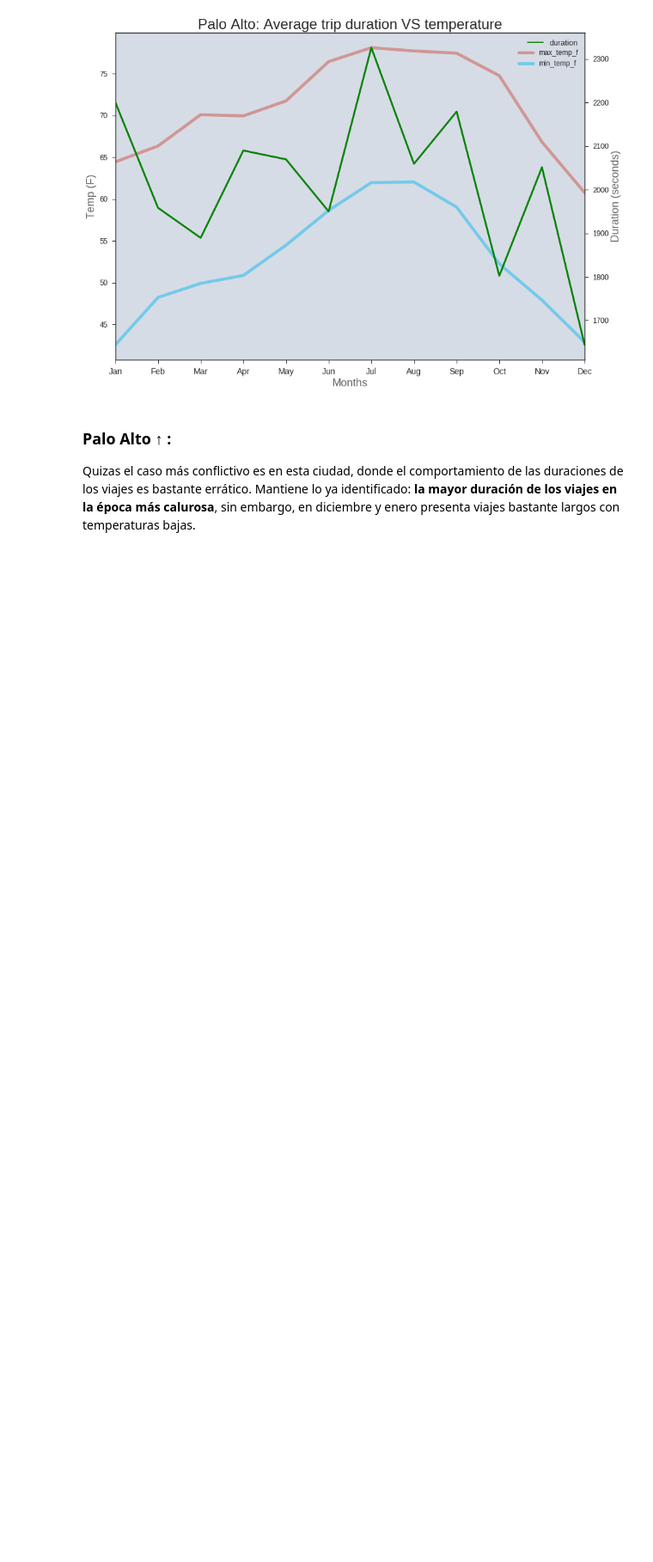
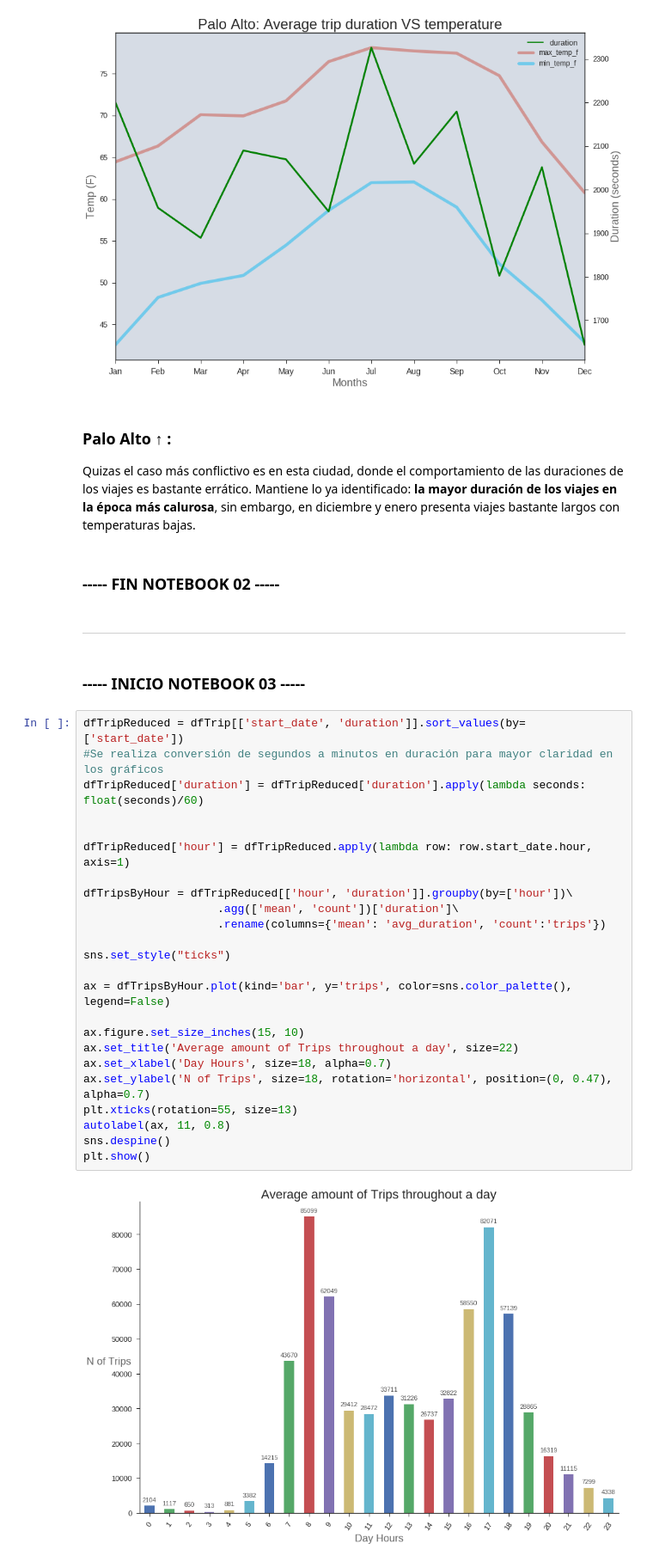
Before and after one commit to fpenovi/SFbikeTravelDuration, a Jupyter notebook: notebooks/00 - kernel.ipynb, the cells around one changed output. Shown at 86% size. Cells and saved outputs as stored; diff of their text form; blank space fills up the shorter version.

```diff
--- a/notebooks/00 - kernel.ipynb
+++ b/notebooks/00 - kernel.ipynb
@@ -689,3 +689,35 @@ plt.show()
 # %% [markdown]
 ### Palo Alto ↑ :
 Quizas el caso más conflictivo es en esta ciudad, donde el comportamiento de las duraciones de los viajes es bastante errático. Mantiene lo ya identificado: **la mayor duración de los viajes en la época más calurosa**, sin embargo, en diciembre y enero presenta viajes bastante largos con temperaturas bajas.
+# %% [markdown]
+### ----- FIN NOTEBOOK 02 -----
+# %% [markdown]
+___
+# %% [markdown]
+### ----- INICIO NOTEBOOK 03 -----
+# %%
+dfTripReduced = dfTrip[['start_date', 'duration']].sort_values(by=['start_date'])
+#Se realiza conversión de segundos a minutos en duración para mayor claridad en los gráficos
+dfTripReduced['duration'] = dfTripReduced['duration'].apply(lambda seconds: float(seconds)/60)
+
+
+dfTripReduced['hour'] = dfTripReduced.apply(lambda row: row.start_date.hour, axis=1)
+
+dfTripsByHour = dfTripReduced[['hour', 'duration']].groupby(by=['hour'])\
+                    .agg(['mean', 'count'])['duration']\
+                    .rename(columns={'mean': 'avg_duration', 'count':'trips'})
+
+sns.set_style("ticks")
+
+ax = dfTripsByHour.plot(kind='bar', y='trips', color=sns.color_palette(), legend=False)
+
+ax.figure.set_size_inches(15, 10)
+ax.set_title('Average amount of Trips throughout a day', size=22)
+ax.set_xlabel('Day Hours', size=18, alpha=0.7)
+ax.set_ylabel('N of Trips', size=18, rotation='horizontal', position=(0, 0.47), alpha=0.7)
+plt.xticks(rotation=55, size=13)
+autolabel(ax, 11, 0.8)
+sns.despine()
+plt.show()
+# %% [output]
+[figure, added]
```
Also changed, not shown: parts of 8 cells of this notebook.
